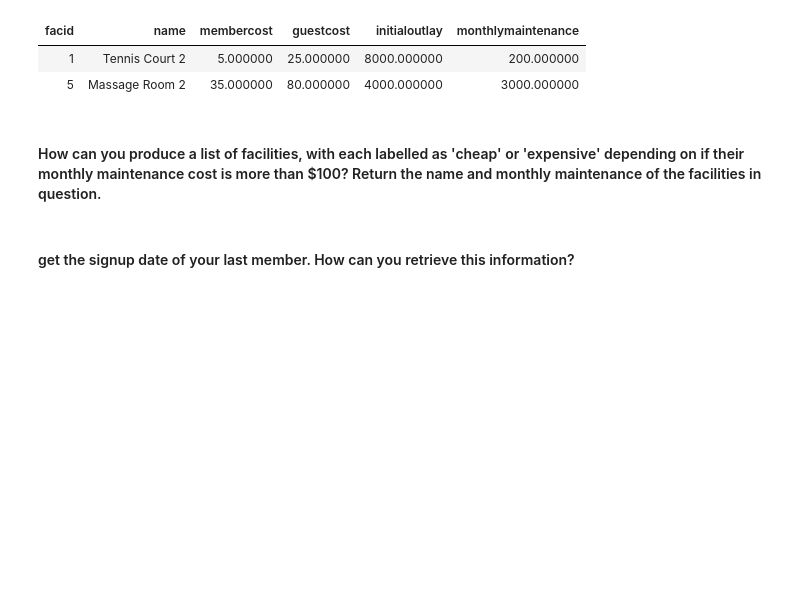
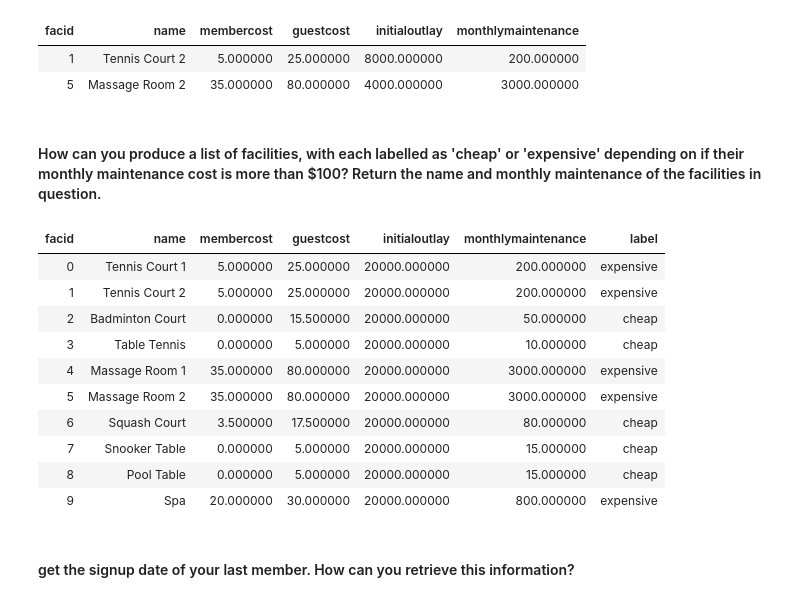
Before and after one commit to haicheviet/dataeng-course-1, a Jupyter notebook: homework_postgres/PostgreSQL-Students.ipynb, the cells around one changed output. Saved outputs shown, nothing was run; the diff lists cells and outputs as text; code cells hidden in the pictures; blank space fills up the shorter version.

```diff
--- a/homework_postgres/PostgreSQL-Students.ipynb
+++ b/homework_postgres/PostgreSQL-Students.ipynb
@@ -1566,3 +1604,25 @@ display(actorMoviesAgg.style.hide_index())
+# %%
+##YOUR QUERY HERE##
+expensiveOrCheap= pd.read_sql('''SELECT * ,
+                                 CASE
+                                 WHEN monthlymaintenance > 100 THEN 'expensive'
+                                 ELSE 'cheap'
+                                 END AS label
+                                 FROM cd.facilities
+                                 ''', con)
+display(expensiveOrCheap.style.hide_index())
+# %% [output]
+| facid | name | membercost | guestcost | initialoutlay | monthlymaintenance | label |
+| 0 | Tennis Court 1 | 5.000000 | 25.000000 | 20000.000000 | 200.000000 | expensive |
+| 1 | Tennis Court 2 | 5.000000 | 25.000000 | 20000.000000 | 200.000000 | expensive |
+| 2 | Badminton Court | 0.000000 | 15.500000 | 20000.000000 | 50.000000 | cheap |
+| 3 | Table Tennis | 0.000000 | 5.000000 | 20000.000000 | 10.000000 | cheap |
+| 4 | Massage Room 1 | 35.000000 | 80.000000 | 20000.000000 | 3000.000000 | expensive |
+| 5 | Massage Room 2 | 35.000000 | 80.000000 | 20000.000000 | 3000.000000 | expensive |
+| 6 | Squash Court | 3.500000 | 17.500000 | 20000.000000 | 80.000000 | cheap |
+| 7 | Snooker Table | 0.000000 | 5.000000 | 20000.000000 | 15.000000 | cheap |
+| 8 | Pool Table | 0.000000 | 5.000000 | 20000.000000 | 15.000000 | cheap |
+| 9 | Spa | 20.000000 | 30.000000 | 20000.000000 | 800.000000 | expensive |
 # %% [markdown]
 ####  get the signup date of your last member. How can you retrieve this information?
 # %%
```
Also changed, not shown: parts of 11 cells of this notebook.
